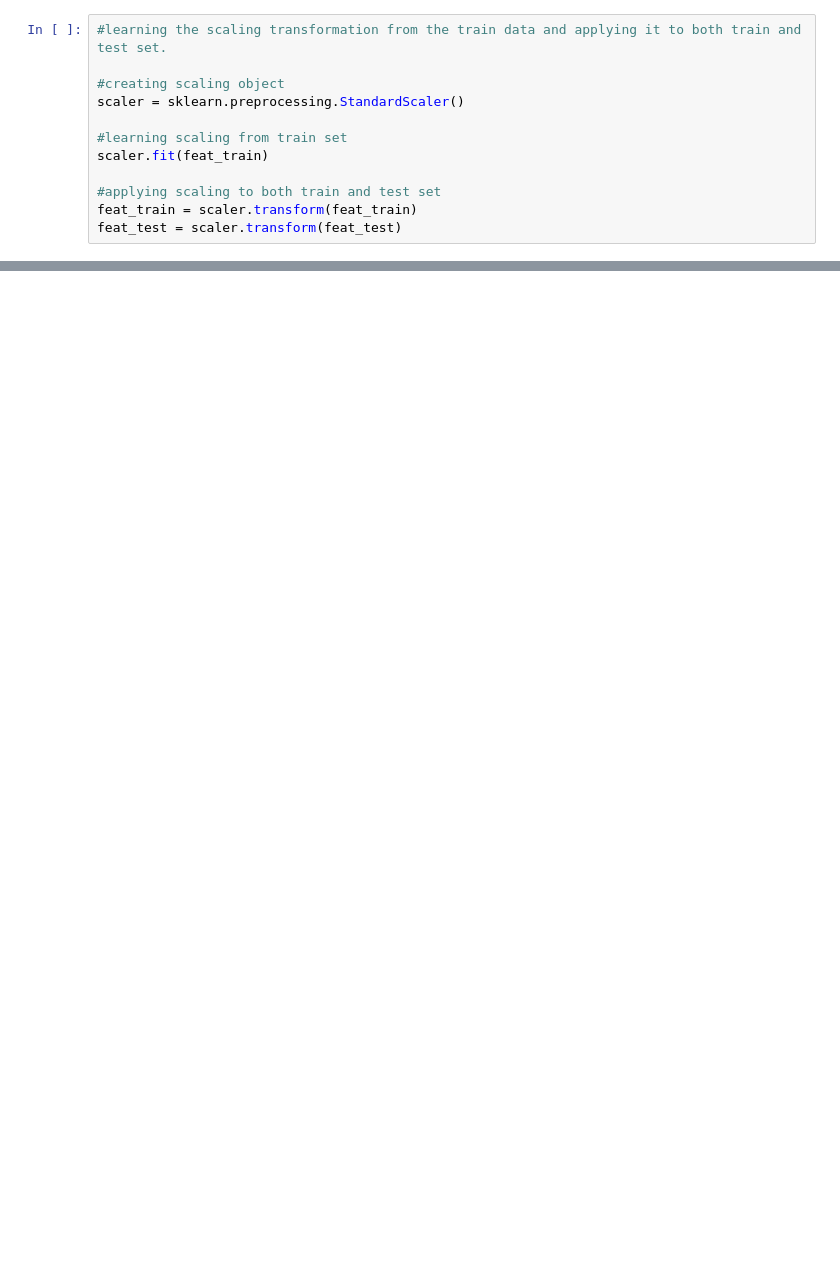
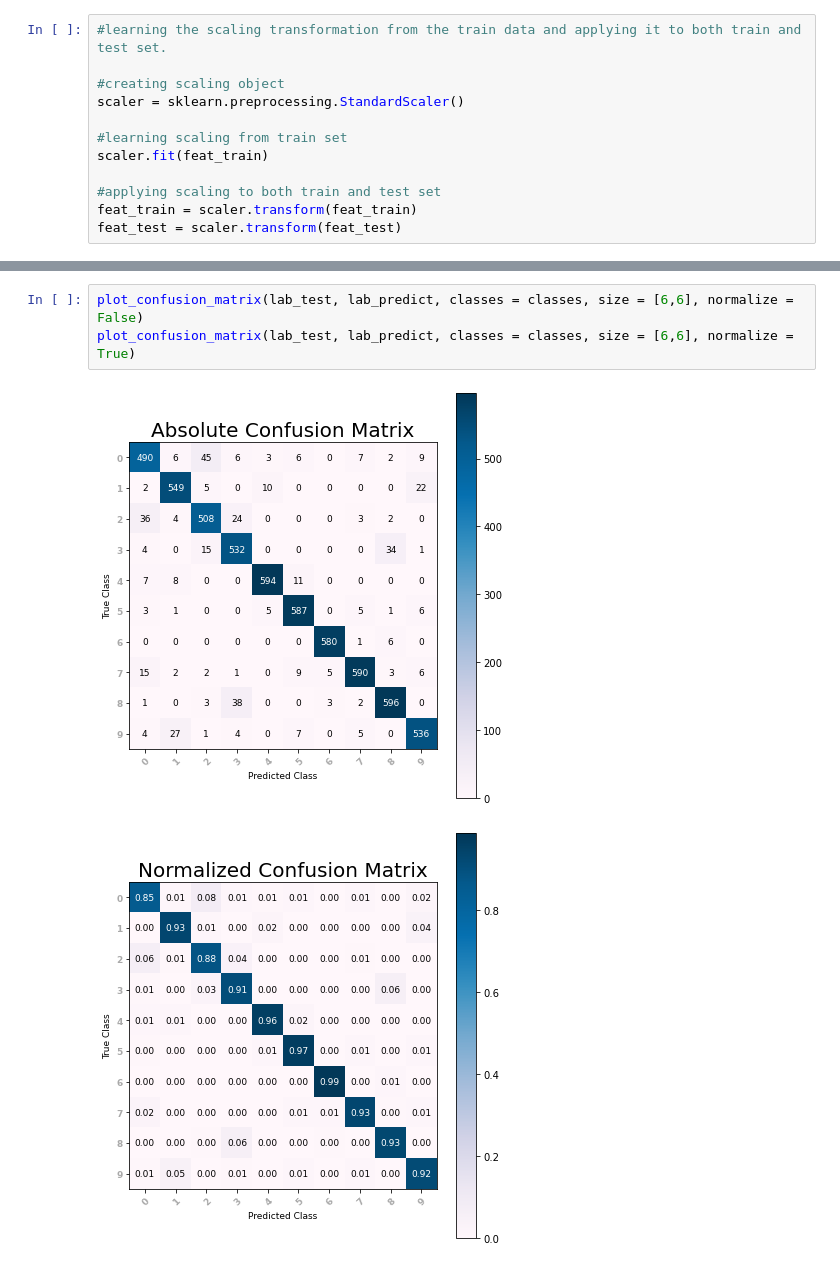
Before and after one commit to HNuijens/SpeechRecognition, a Jupyter notebook: Speech Recognition - Digits.ipynb, the cells around one changed output, grey strips where cells are left out. Saved outputs shown, nothing was run; the diff lists cells and outputs as text; blank space fills up the shorter version.

```diff
--- a/Speech Recognition - Digits.ipynb
+++ b/Speech Recognition - Digits.ipynb
@@ -370,0 +339,6 @@ Normalized confusion matrix
+# %%
+plot_confusion_matrix(lab_test, lab_predict, classes = classes, size = [6,6], normalize = False)
+plot_confusion_matrix(lab_test, lab_predict, classes = classes, size = [6,6], normalize = True)
+# %% [output]
+[figure, added]
+[figure, added]
```
Also changed, not shown: parts of 9 cells of this notebook.
